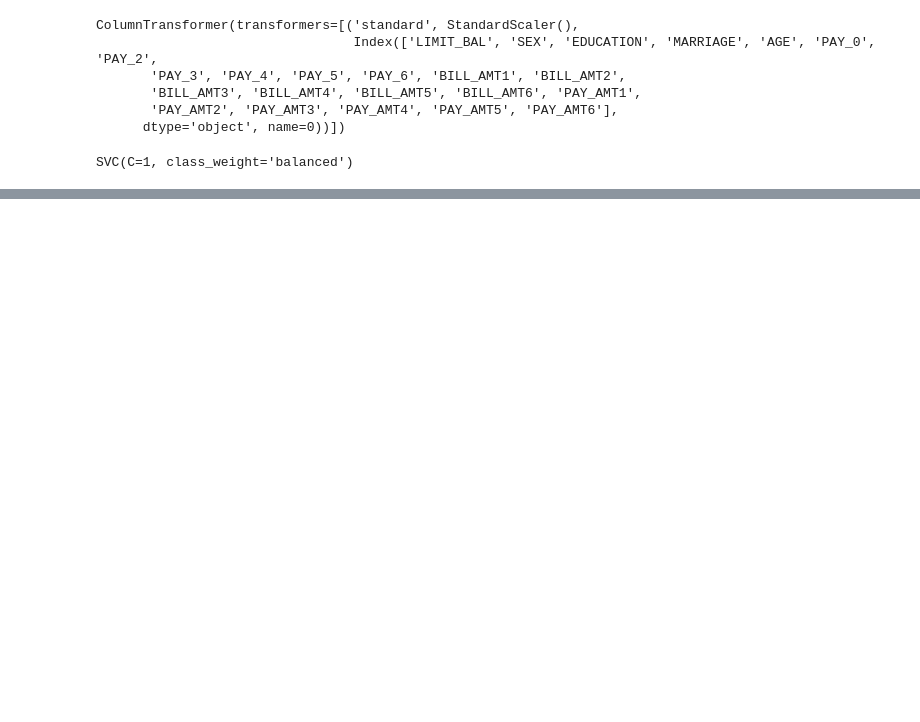
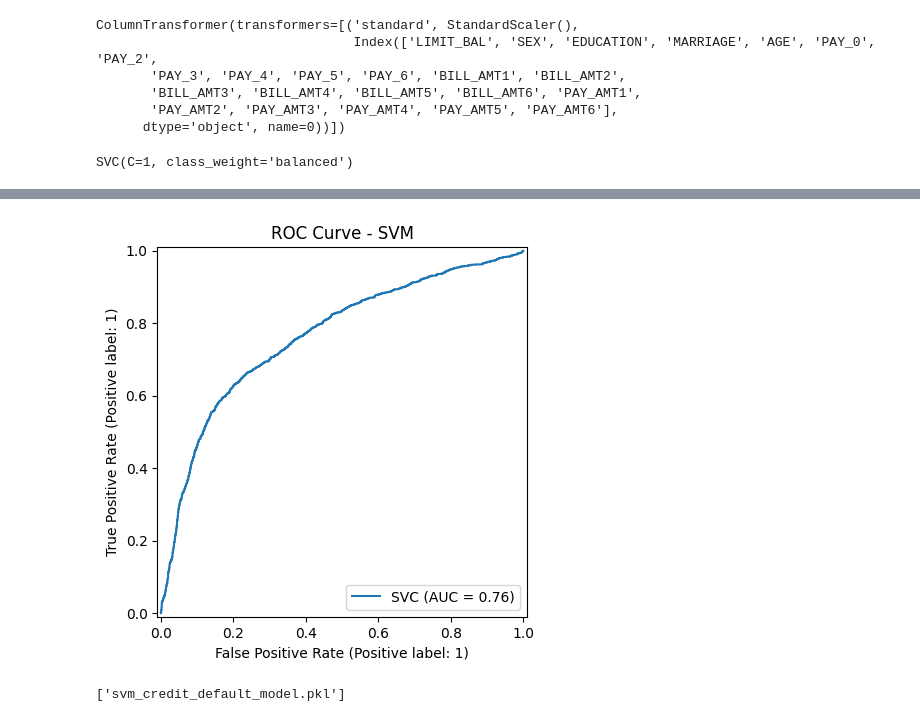
Before and after one commit to devendrakushwah80/Credit-Card-Default-Prediction-SVM, a Jupyter notebook: credit_card_default_prediction_svm.ipynb, the cells around one changed output, grey strips where cells are left out. Saved outputs shown, nothing was run; the diff lists cells and outputs as text; code cells hidden in the pictures; blank space fills up the shorter version.

```diff
--- a/credit_card_default_prediction_svm.ipynb
+++ b/credit_card_default_prediction_svm.ipynb
@@ -290,0 +327,19 @@ ConfusionMatrixDisplay.from_estimator(
+# %%
+from sklearn.model_selection import GridSearchCV
+
+param_grid = {
+    'C': [0.1, 1, 10],
+    'gamma': ['scale', 0.01, 0.001],
+    'kernel': ['rbf']
+}
+
+grid = GridSearchCV(
+    SVC(class_weight='balanced'),
+    param_grid,
+    cv=5,
+    scoring='roc_auc'
+)
+
+grid.fit(X_train_scaled, y_train)
+
+print("Best Parameters:", grid.best_params_)
@@ -290,0 +348,6 @@ ConfusionMatrixDisplay.from_estimator(
+# %%
+best_model = grid.best_estimator_
+
+y_pred = best_model.predict(X_test_scaled)
+
+print(classification_report(y_test, y_pred))
@@ -290,0 +370,12 @@ ConfusionMatrixDisplay.from_estimator(
+# %%
+RocCurveDisplay.from_estimator(best_model, X_test_scaled, y_test)
+plt.title("ROC Curve - SVM")
+plt.show()
+# %% [output]
+[figure, added]
+# %%
+import joblib
+
+joblib.dump(best_model, "svm_credit_default_model.pkl")
+# %% [output]
+['svm_credit_default_model.pkl']
```
Also changed, not shown: parts of 18 cells of this notebook.
